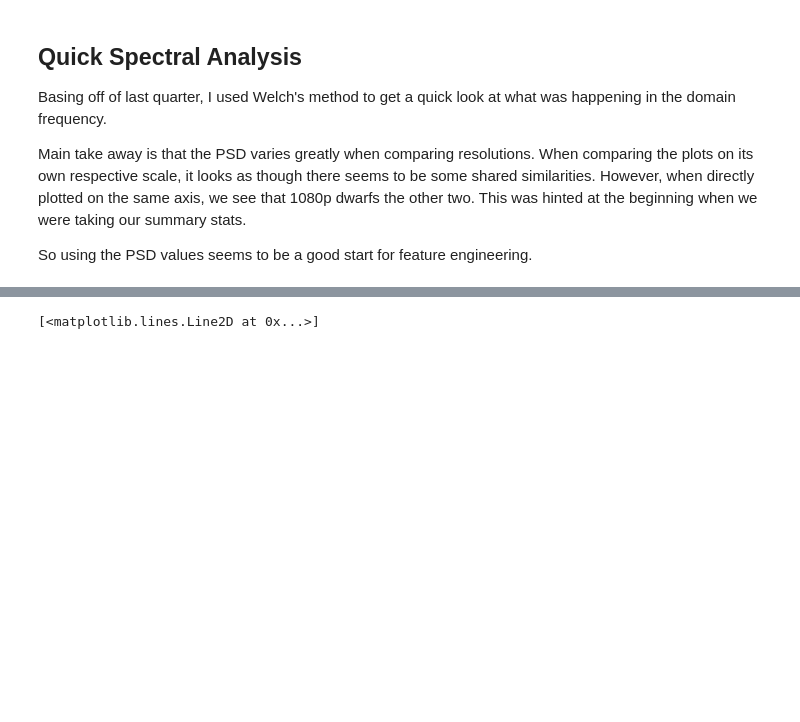
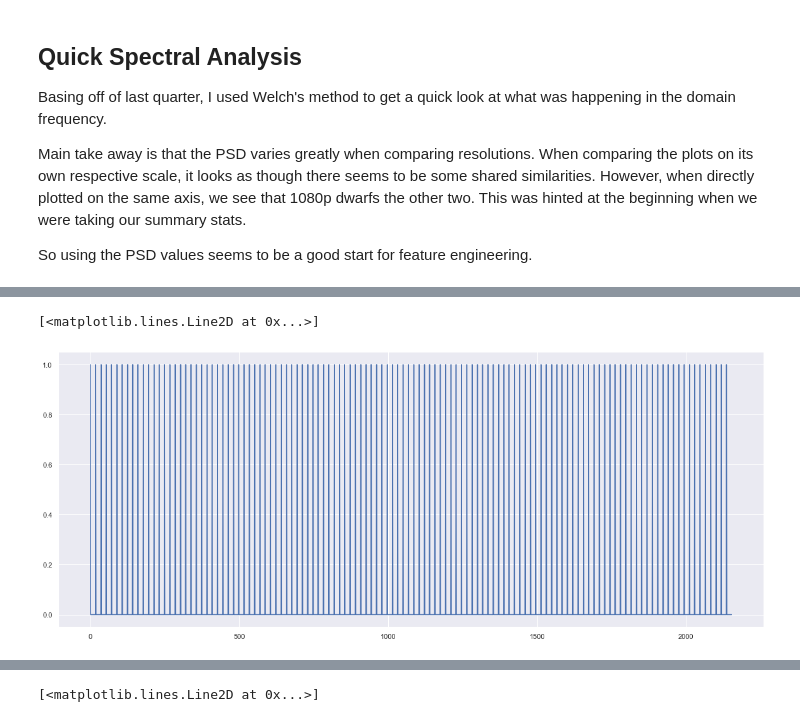
Before and after one commit to stephdoan/ResRecovery, a Jupyter notebook: notebooks/EDA.ipynb, the cells around one changed output, grey strips where cells are left out. Drawn from its saved outputs; the diff is of its cells as text; code cells hidden in the pictures; blank space fills up the shorter version.

```diff
--- a/notebooks/EDA.ipynb
+++ b/notebooks/EDA.ipynb
@@ -165,0 +206,6 @@ two_four_resample = convert_ms_df(stdoan_two_four).resample('500ms', on='Time').
+# %%
+plt.figure(figsize=(20, 8))
+plt.plot(zeroed)
+# %% [output]
+[<matplotlib.lines.Line2D at 0x...>]
+[figure, added]
```
Also changed, not shown: parts of 12 cells of this notebook, 2 other files.
